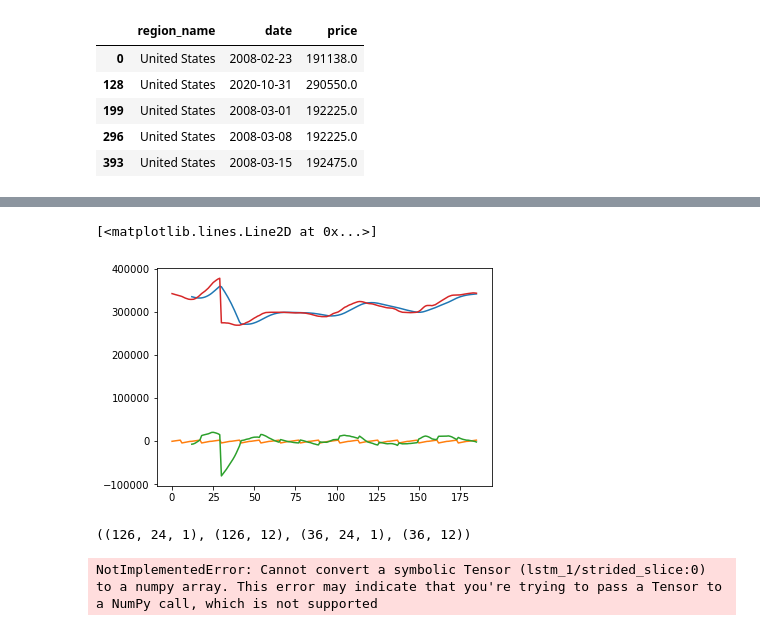
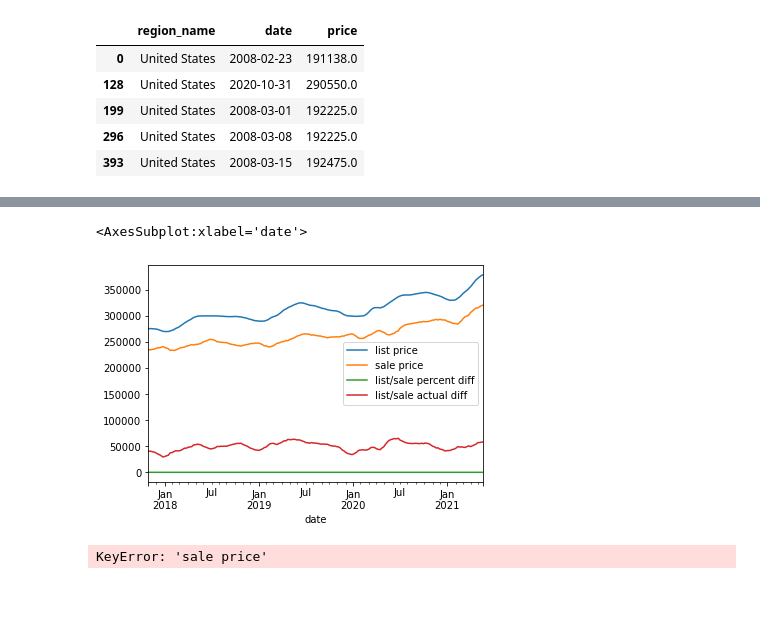
Before and after one commit to PhamJohn/Zillow_Group_Project, a Jupyter notebook: zillow_model1.ipynb, the cells around one changed output, grey strips where cells are left out. Saved outputs shown, nothing was run; the diff lists cells and outputs as text; code cells hidden in the pictures; blank space fills up the shorter version.

```diff
--- a/zillow_model1.ipynb
+++ b/zillow_model1.ipynb
@@ -172,18 +129,0 @@ def window_splitter(train_df,length_train_sequence = 24,length_forecast = 12):
-# %%
-# a naive seasonal decomposition
-
-series = df.x.values
-result = seasonal_decompose(series, model='additive',freq=12,two_sided = False,)
-plt.plot(result.trend)
-plt.plot(result.seasonal)
-plt.plot(result.resid)
-plt.plot(result.observed)
-# %% [output]
-[<matplotlib.lines.Line2D at 0x...>]
-[figure, removed]
-# %%
-train_x,train_y,test_x,test_y = train_test_builder(us_df)
-
-train_x.shape, train_y.shape, test_x.shape, test_y.shape
-# %% [output]
-((126, 24, 1), (126, 12), (36, 24, 1), (36, 12))
@@ -218,20 +129,0 @@ def plot_evaluation(pred_y,test_y,n=12):
-# %%
-
-n_timesteps, n_features, n_outputs = train_x.shape[1], train_x.shape[2], train_y.shape[1]
-
-# define model
-model = Sequential()
-model.add(LSTM(256, activation='relu', input_shape=(1, 1)))
-model.add(Dropout(0.1))
-model.add(Dense(128, activation='relu'))
-model.add(Dropout(0.1))
-model.add(Dense(n_outputs))
-
-# compile
-model.compile(loss='mse', optimizer= Adam(lr=1e-3), metrics = ["mae"])
-
-# callbacks
-early_stopping = EarlyStopping(patience=32, monitor='val_loss', mode='auto', restore_best_weights=True)
-callbacks=[PlotLossesCallback(), early_stopping]
-# %% [output]
-NotImplementedError: Cannot convert a symbolic Tensor (lstm_1/strided_slice:0) to a numpy array. This error may indicate that you're trying to pass a Tensor to a NumPy call, which is not supported
@@ -248,0 +130,5 @@ plt.plot(result.observed)
+# %%
+us_df.plot()
+# %% [output]
+<AxesSubplot:xlabel='date'>
+[figure, added]
@@ -248,0 +153,7 @@ plt.plot(result.observed)
+# %%
+X_train = us_df.drop(['sale price'], axis = 1)
+y_train = us_df.loc[:"2018", 'sale price']
+X_test = us_df.drop(['sale price'], axis = 1)
+y_test = us_df.loc['sale price']
+# %% [output]
+KeyError: 'sale price'
```
Also changed, not shown: parts of 13 cells of this notebook.
